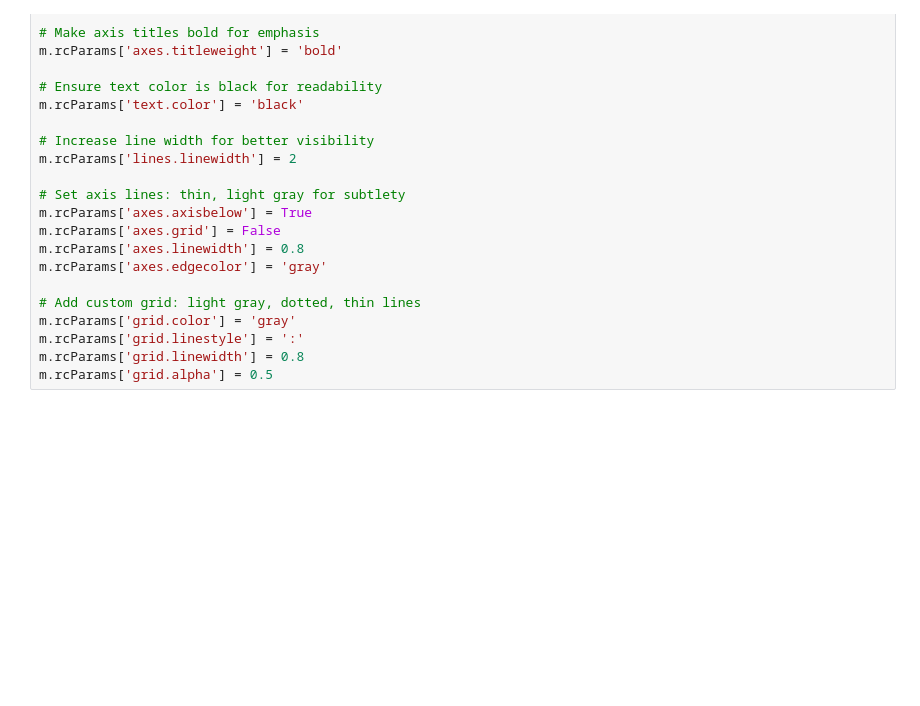
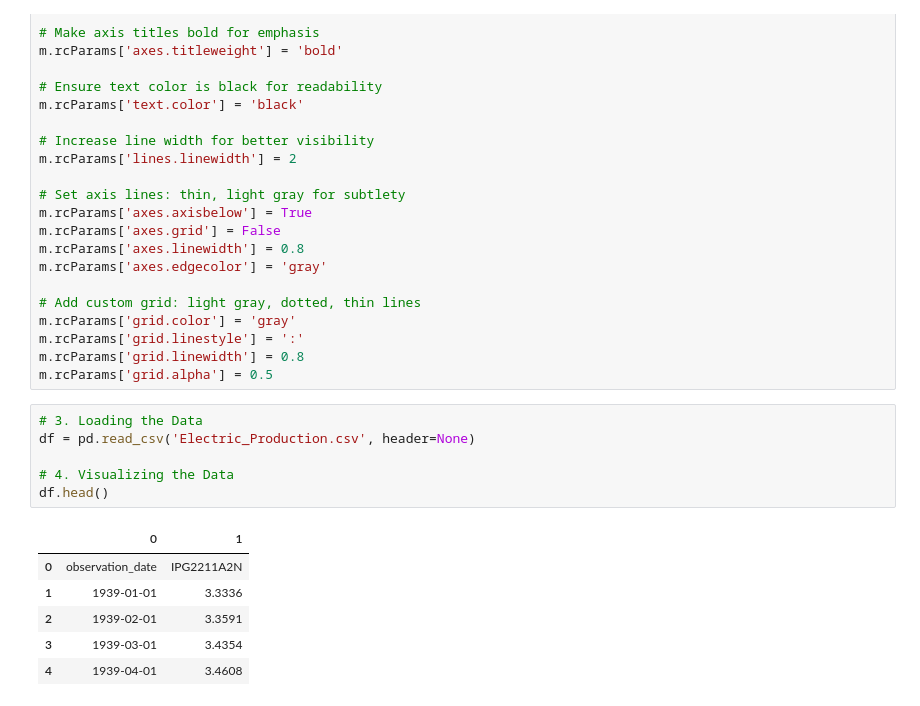
Before and after one commit to Kirfea/energy-consumption-forecasting, a Jupyter notebook: Energy_Consumption_Forecasting.ipynb, the cells around one changed output. Drawn from its saved outputs; the diff is of its cells as text; blank space fills up the shorter version.

```diff
--- a/Energy_Consumption_Forecasting.ipynb
+++ b/Energy_Consumption_Forecasting.ipynb
@@ -61,3 +88,16 @@ m.rcParams['grid.color'] = 'gray'
 m.rcParams['grid.linestyle'] = ':'
 m.rcParams['grid.linewidth'] = 0.8
 m.rcParams['grid.alpha'] = 0.5
+# %%
+# 3. Loading the Data
+df = pd.read_csv('Electric_Production.csv', header=None)
+
+# 4. Visualizing the Data
+df.head()
+# %% [output]
+|  | 0 | 1 |
+| 0 | observation_date | IPG2211A2N |
+| 1 | 1939-01-01 | 3.3336 |
+| 2 | 1939-02-01 | 3.3591 |
+| 3 | 1939-03-01 | 3.4354 |
+| 4 | 1939-04-01 | 3.4608 |
```
Also changed, not shown: parts of 1 cell of this notebook.
